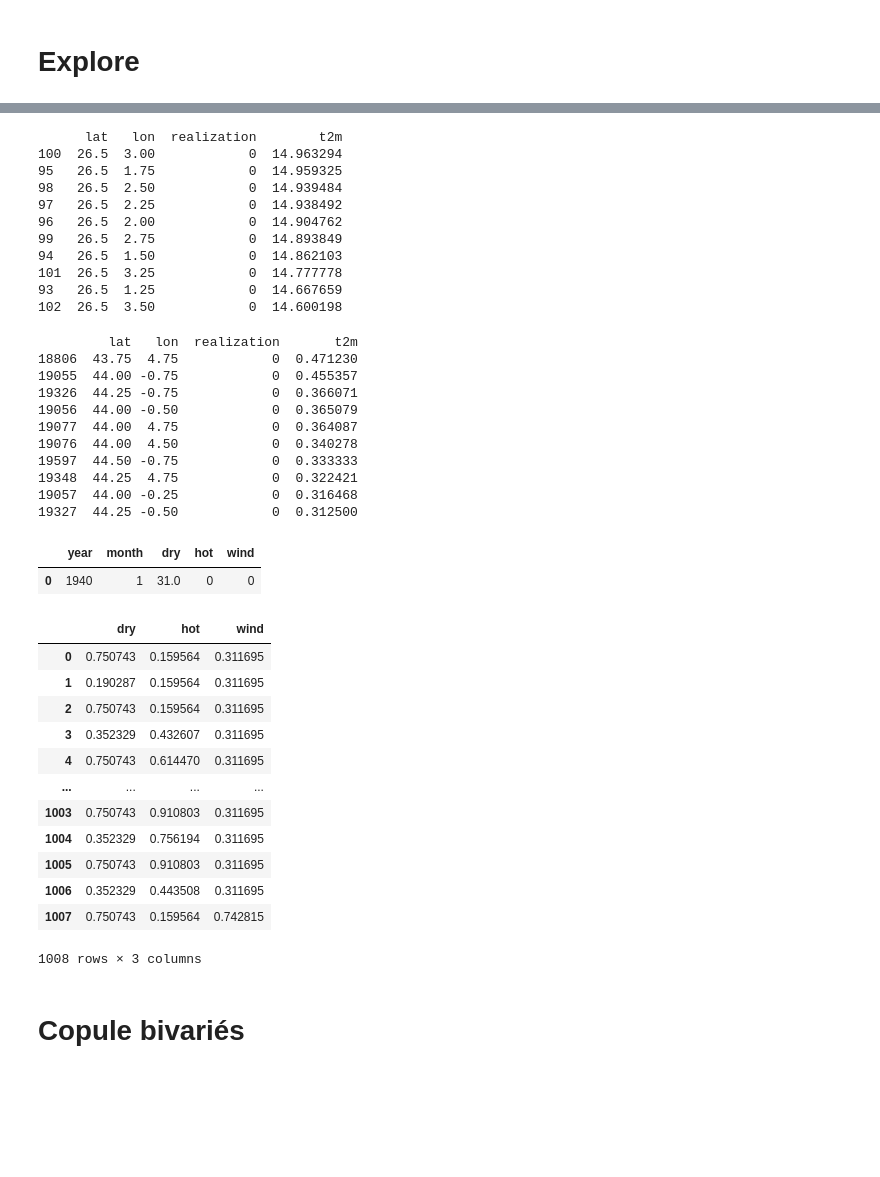
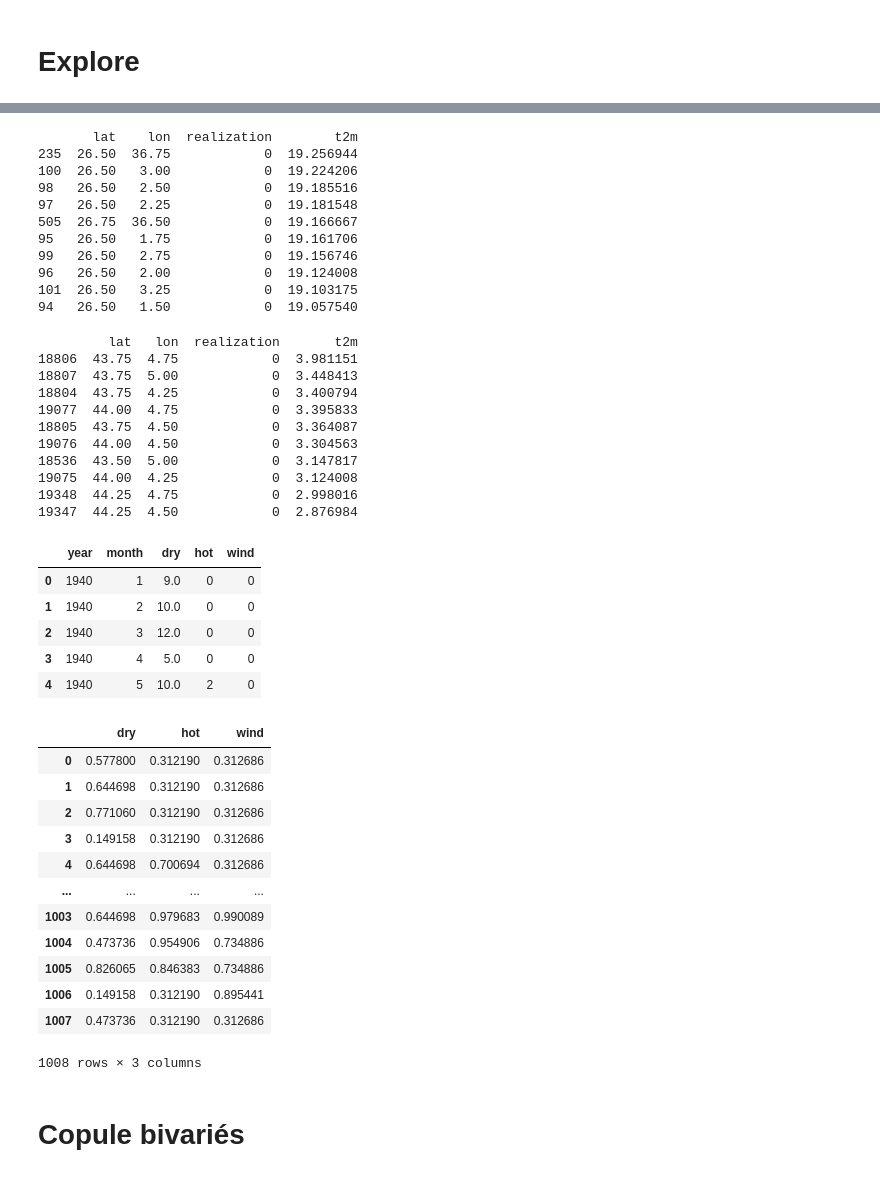
Before and after one commit to lucasvazelle/compound_climate_extremes_copula, a Jupyter notebook: notbook.ipynb, the cells around one changed output, grey strips where cells are left out. Saved outputs shown, nothing was run; the diff lists cells and outputs as text; code cells hidden in the pictures; blank space fills up the shorter version.

```diff
--- a/notbook.ipynb
+++ b/notbook.ipynb
@@ -120,5 +119,5 @@ netcdf_files
 # %%
 import xarray as xr
 dry= xr.open_dataset("data\\18_consecutive_dry_days-reanalysis-monthly-grid-1940-2023-v1.0.nc")
-hot= xr.open_dataset("data\\06_hot_days-reanalysis-monthly-35deg-grid-1940-2023-v1.0.nc")
+hot= xr.open_dataset("data\\06_hot_days-reanalysis-monthly-30deg-grid-1940-2023-v1.0.nc")
 wind= xr.open_dataset("data\\24_extreme_wind_speed_days-reanalysis-monthly-grid-1940-2023-v1.0.nc")
@@ -137,17 +134,17 @@ top5 = hot_mean_df.nlargest(10, 't2m')
 
 print(top5)
 # %% [output]
-      lat   lon  realization        t2m
-100  26.5  3.00            0  14.963294
-95   26.5  1.75            0  14.959325
-98   26.5  2.50            0  14.939484
-97   26.5  2.25            0  14.938492
-96   26.5  2.00            0  14.904762
-99   26.5  2.75            0  14.893849
-94   26.5  1.50            0  14.862103
-101  26.5  3.25            0  14.777778
-93   26.5  1.25            0  14.667659
-102  26.5  3.50            0  14.600198
+       lat    lon  realization        t2m
+235  26.50  36.75            0  19.256944
+100  26.50   3.00            0  19.224206
+98   26.50   2.50            0  19.185516
+97   26.50   2.25            0  19.181548
+505  26.75  36.50            0  19.166667
+95   26.50   1.75            0  19.161706
+99   26.50   2.75            0  19.156746
+96   26.50   2.00            0  19.124008
+101  26.50   3.25            0  19.103175
+94   26.50   1.50            0  19.057540
 # %%
 # 1. Moyenne temporelle du nombre de hot days
 hot_mean = hot['t2m'].mean(dim='time')
@@ -162,21 +159,21 @@ top5 = hot_mean_df[(hot_mean_df["lat"]>43) & (hot_mean_df["lon"]<8 )].nlargest(1
 print(top5)
 # %% [output]
          lat   lon  realization       t2m
-18806  43.75  4.75            0  0.471230
-19055  44.00 -0.75            0  0.455357
-19326  44.25 -0.75            0  0.366071
-19056  44.00 -0.50            0  0.365079
-19077  44.00  4.75            0  0.364087
-19076  44.00  4.50            0  0.340278
-19597  44.50 -0.75            0  0.333333
-19348  44.25  4.75            0  0.322421
-19057  44.00 -0.25            0  0.316468
-19327  44.25 -0.50            0  0.312500
+18806  43.75  4.75            0  3.981151
+18807  43.75  5.00            0  3.448413
+18804  43.75  4.25            0  3.400794
+19077  44.00  4.75            0  3.395833
+18805  43.75  4.50            0  3.364087
+19076  44.00  4.50            0  3.304563
+18536  43.50  5.00            0  3.147817
+19075  44.00  4.25            0  3.124008
+19348  44.25  4.75            0  2.998016
+19347  44.25  4.50            0  2.876984
 # %%
-lat_sel = 26.5
-lon_sel = 3
-# lat_sel = 44
-# lon_sel = -0.75
+# lat_sel = 26.5
+# lon_sel = 3
+lat_sel = 44
+lon_sel = -0.75
 
 dry_data = dry['cdd']
 hot_data = hot['t2m']
@@ -205,7 +202,11 @@ df = df.drop(columns='time')
 # Réorganiser les colonnes
 df = df[['year', "month", 'dry', 'hot', 'wind']]
 # %%
-df.head(1)
+df.head(5)
 # %% [output]
 |  | year | month | dry | hot | wind |
-| 0 | 1940 | 1 | 31.0 | 0 | 0 |
+| 0 | 1940 | 1 | 9.0 | 0 | 0 |
+| 1 | 1940 | 2 | 10.0 | 0 | 0 |
+| 2 | 1940 | 3 | 12.0 | 0 | 0 |
+| 3 | 1940 | 4 | 5.0 | 0 | 0 |
+| 4 | 1940 | 5 | 10.0 | 2 | 0 |
@@ -240,17 +239,17 @@ df_normalized =pd.DataFrame(uniformize_data(df, columns), columns=columns)
 df_normalized
 # %% [output]
 |  | dry | hot | wind |
-| 0 | 0.750743 | 0.159564 | 0.311695 |
-| 1 | 0.190287 | 0.159564 | 0.311695 |
-| 2 | 0.750743 | 0.159564 | 0.311695 |
-| 3 | 0.352329 | 0.432607 | 0.311695 |
-| 4 | 0.750743 | 0.614470 | 0.311695 |
+| 0 | 0.577800 | 0.312190 | 0.312686 |
+| 1 | 0.644698 | 0.312190 | 0.312686 |
+| 2 | 0.771060 | 0.312190 | 0.312686 |
+| 3 | 0.149158 | 0.312190 | 0.312686 |
+| 4 | 0.644698 | 0.700694 | 0.312686 |
 | ... | ... | ... | ... |
-| 1003 | 0.750743 | 0.910803 | 0.311695 |
-| 1004 | 0.352329 | 0.756194 | 0.311695 |
-| 1005 | 0.750743 | 0.910803 | 0.311695 |
-| 1006 | 0.352329 | 0.443508 | 0.311695 |
-| 1007 | 0.750743 | 0.159564 | 0.742815 |
+| 1003 | 0.644698 | 0.979683 | 0.990089 |
+| 1004 | 0.473736 | 0.954906 | 0.734886 |
+| 1005 | 0.826065 | 0.846383 | 0.734886 |
+| 1006 | 0.149158 | 0.312190 | 0.895441 |
+| 1007 | 0.473736 | 0.312190 | 0.312686 |
 1008 rows × 3 columns
 # %% [markdown]
 # Copule bivariés
```
Also changed, not shown: parts of 10 cells of this notebook, 2 other files.
